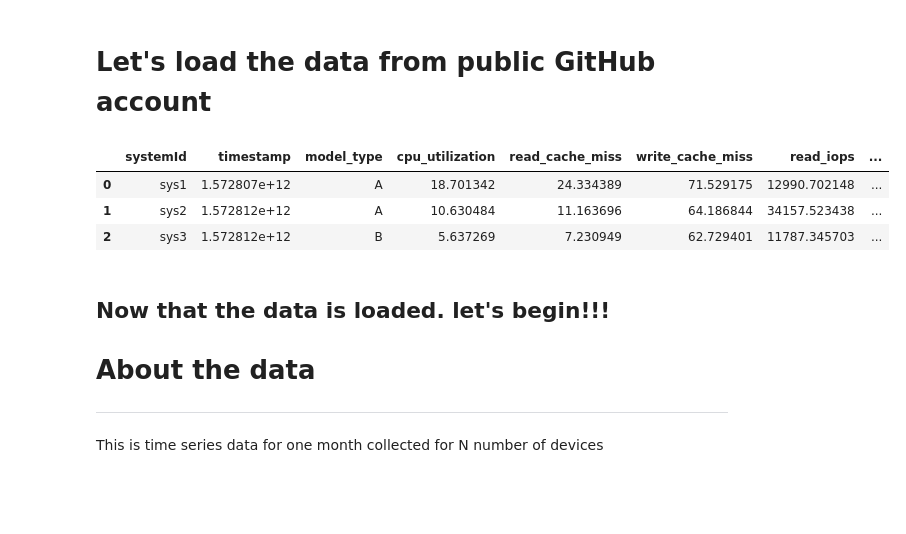
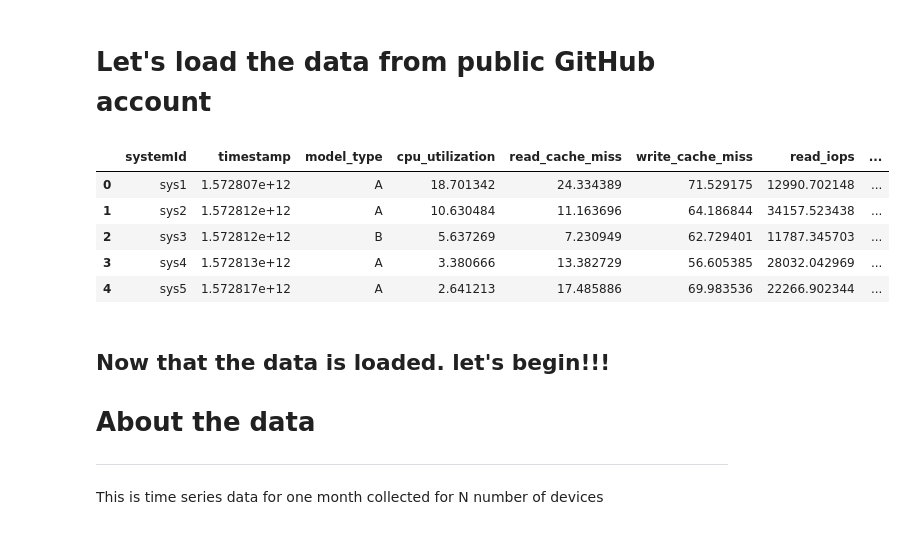
Before and after one commit to FrankGangWang/AppliedML_Python_Coursera, a Jupyter notebook: Copy_of_Copy_of_Interview_for_DataScience_2.ipynb, the cells around one changed output. Cells and saved outputs as stored; diff of their text form; code cells hidden in the pictures; blank space fills up the shorter version.

```diff
--- a/Copy_of_Copy_of_Interview_for_DataScience_2.ipynb
+++ b/Copy_of_Copy_of_Interview_for_DataScience_2.ipynb
@@ -12,12 +12,14 @@ import numpy as np
 # %%
 df = pd.read_pickle("https://github.com/manjiler/interview_for_datascience/raw/master/interview_storage.pkl")
 # %%
-df.head(3)
+df.head(5)
 # %% [output]
 |  | systemId | timestamp | model_type | cpu_utilization | read_cache_miss | write_cache_miss | read_iops | ... |
 | 0 | sys1 | 1.572807e+12 | A | 18.701342 | 24.334389 | 71.529175 | 12990.702148 | ... |
 | 1 | sys2 | 1.572812e+12 | A | 10.630484 | 11.163696 | 64.186844 | 34157.523438 | ... |
 | 2 | sys3 | 1.572812e+12 | B | 5.637269 | 7.230949 | 62.729401 | 11787.345703 | ... |
+| 3 | sys4 | 1.572813e+12 | A | 3.380666 | 13.382729 | 56.605385 | 28032.042969 | ... |
+| 4 | sys5 | 1.572817e+12 | A | 2.641213 | 17.485886 | 69.983536 | 22266.902344 | ... |
 # %% [markdown]
 ## Now that the data is loaded. let's begin!!!
 
```
Also changed, not shown: parts of 10 cells of this notebook.
